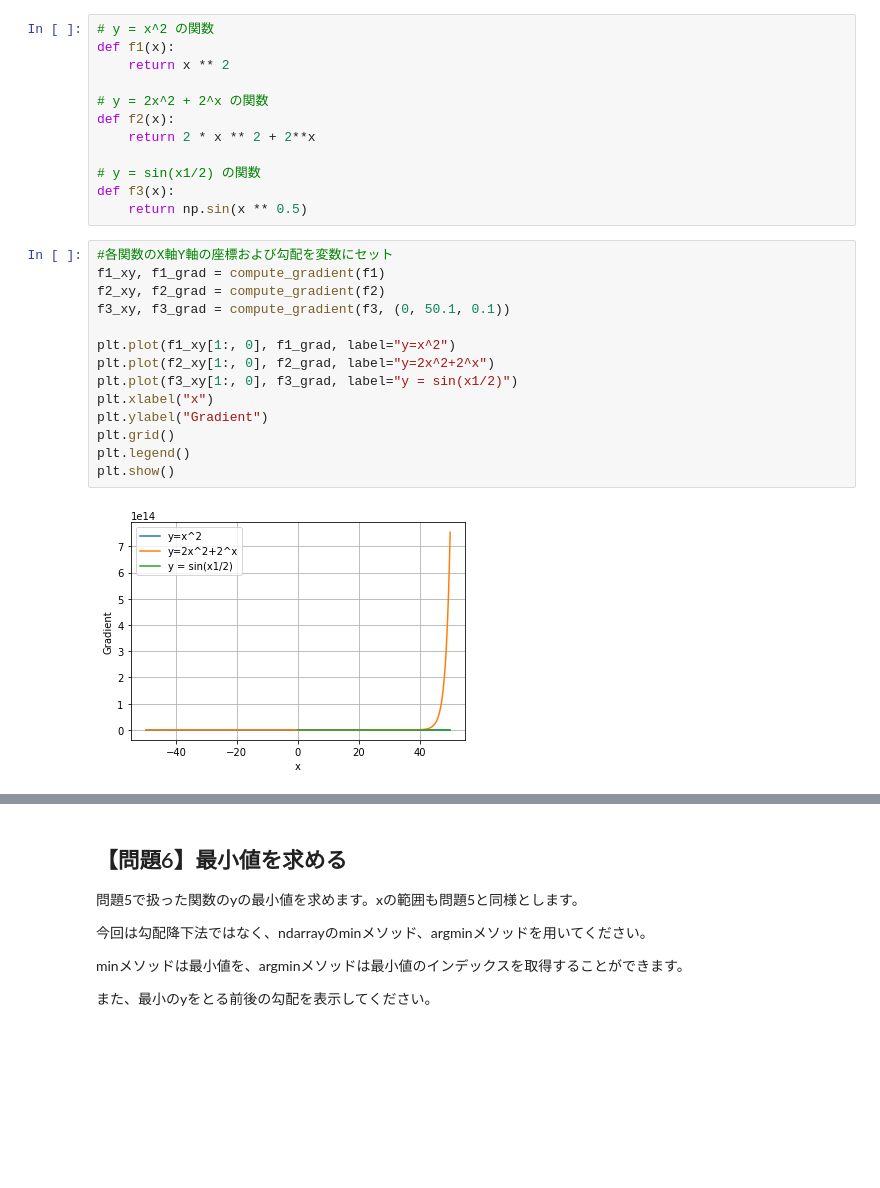
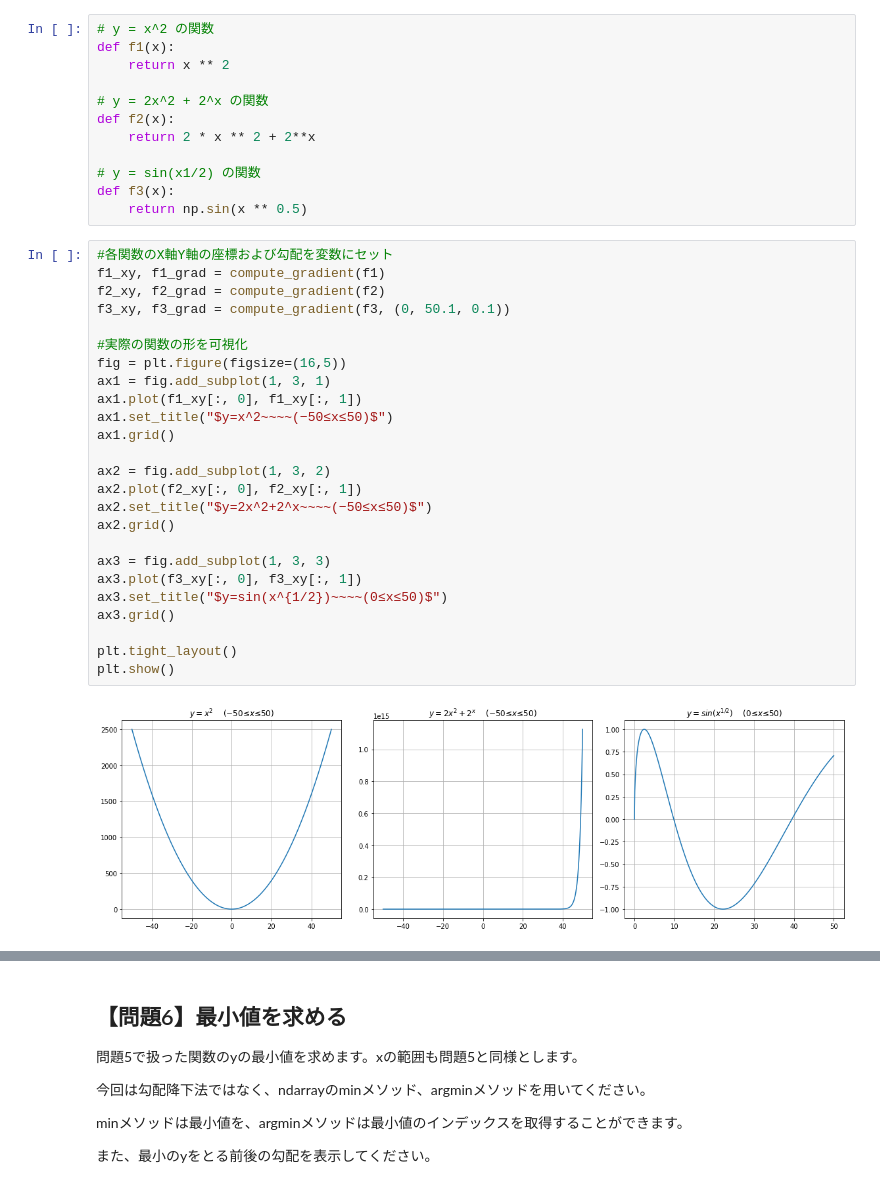
Before and after one commit to nakazono1011/diveintocode-ml, a Jupyter notebook: Class-Work_Week2-1_Gradient-Problem.ipynb, the cells around one changed output, grey strips where cells are left out. Drawn from its saved outputs; the diff is of its cells as text; blank space fills up the shorter version.

```diff
--- a/Class-Work_Week2-1_Gradient-Problem.ipynb
+++ b/Class-Work_Week2-1_Gradient-Problem.ipynb
@@ -120,16 +120,27 @@ def f3(x):
 # %%
 #各関数のX軸Y軸の座標および勾配を変数にセット
 f1_xy, f1_grad = compute_gradient(f1)
 f2_xy, f2_grad = compute_gradient(f2)
 f3_xy, f3_grad = compute_gradient(f3, (0, 50.1, 0.1))
 
-plt.plot(f1_xy[1:, 0], f1_grad, label="y=x^2")
-plt.plot(f2_xy[1:, 0], f2_grad, label="y=2x^2+2^x")
-plt.plot(f3_xy[1:, 0], f3_grad, label="y = sin(x1/2)")
-plt.xlabel("x")
-plt.ylabel("Gradient")
-plt.grid()
-plt.legend()
+#実際の関数の形を可視化
+fig = plt.figure(figsize=(16,5))
+ax1 = fig.add_subplot(1, 3, 1)
+ax1.plot(f1_xy[:, 0], f1_xy[:, 1])
+ax1.set_title("$y=x^2~~~~(−50≤x≤50)$")
+ax1.grid()
+
+ax2 = fig.add_subplot(1, 3, 2)
+ax2.plot(f2_xy[:, 0], f2_xy[:, 1])
+ax2.set_title("$y=2x^2+2^x~~~~(−50≤x≤50)$")
+ax2.grid()
+
+ax3 = fig.add_subplot(1, 3, 3)
+ax3.plot(f3_xy[:, 0], f3_xy[:, 1])
+ax3.set_title("$y=sin(x^{1/2})~~~~(0≤x≤50)$")
+ax3.grid()
+
+plt.tight_layout()
 plt.show()
 # %% [output]
-[figure, old version]
+[figure, new version]
```
Also changed, not shown: parts of 2 cells of this notebook.
